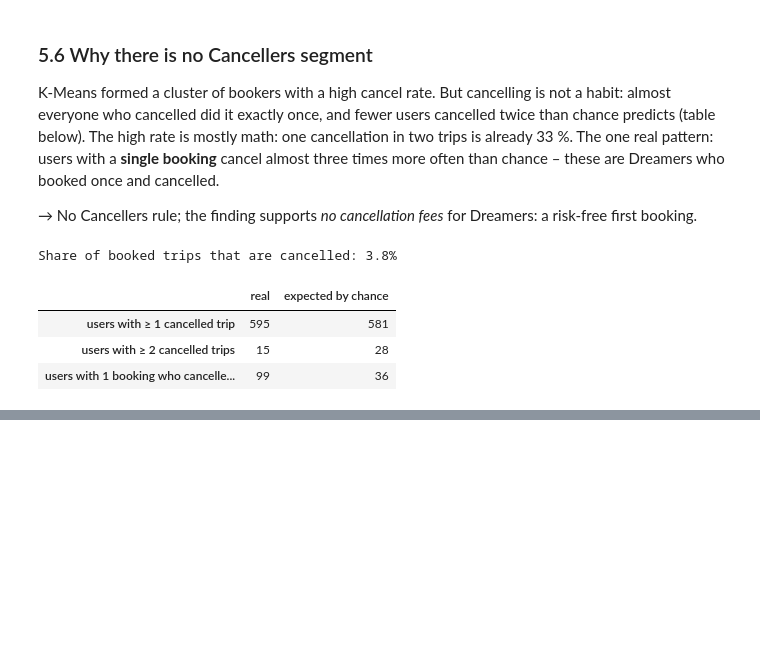
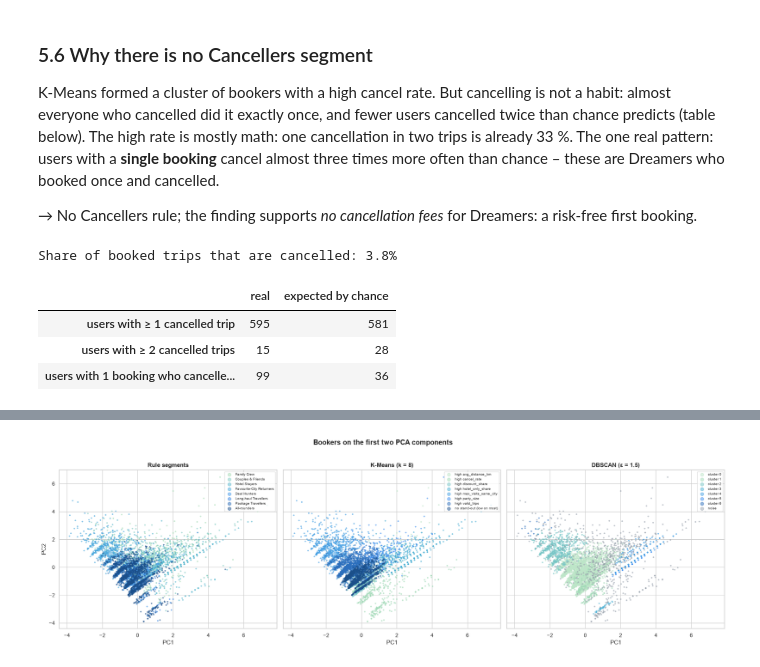
Before and after one commit to jtong28/TravelTide, a Jupyter notebook: notebooks/03_Segments_Models.ipynb, the cells around one changed output, grey strips where cells are left out. Cells and saved outputs as stored; diff of their text form; code cells hidden in the pictures; blank space fills up the shorter version.

```diff
--- a/notebooks/03_Segments_Models.ipynb
+++ b/notebooks/03_Segments_Models.ipynb
@@ -680,0 +846,20 @@ Share of booked trips that are cancelled: 3.8%
+# %%
+pc = PCA(n_components=2).fit_transform(X_scaled)
+fig, axes = plt.subplots(1, 3, figsize=(20, 6), sharex=True, sharey=True)
+panels = [("Rule segments", bookers["segment"], {s: SEGMENT_COLORS[s] for s in SEGMENT_ORDER}),
+          ("K-Means (k = 8)", bookers["cluster"].map(names), None),
+          ("DBSCAN (ε = 1.5)", bookers["dbscan"].map(lambda c: "noise" if c == -1 else f"cluster {c}"), None)]
+for ax, (title, groups, colors) in zip(axes, panels):
+    order = [g for g in (colors or {}) if g in set(groups)] or sorted(groups.unique())
+    shades = colors or dict(zip(order, theme_shades(len(order))))
+    if "noise" in shades: shades["noise"] = "#9AA3AE"                  # outliers in grey
+    for g in order:
+        m = (groups == g).values
+        ax.scatter(pc[m, 0], pc[m, 1], s=5, alpha=0.5, color=shades[g], label=g)
+    ax.set_title(title, fontweight="bold"); ax.set_xlabel("PC1")
+    ax.legend(fontsize=7, markerscale=3, loc="upper right")
+axes[0].set_ylabel("PC2"
+fig.suptitle("Bookers on the first two PCA components", fontweight="bold", y=1.02)
+plt.tight_layout(); plt.show()
+# %% [output]
+[figure, added]
```
Also changed, not shown: parts of 26 cells of this notebook, 7 other files.
